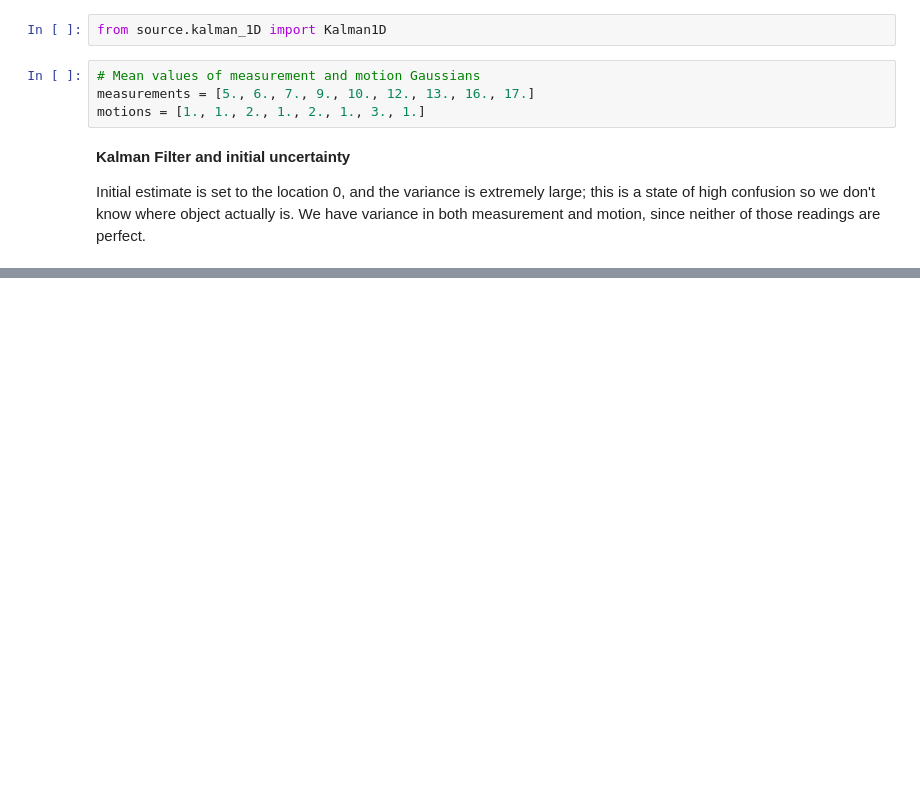
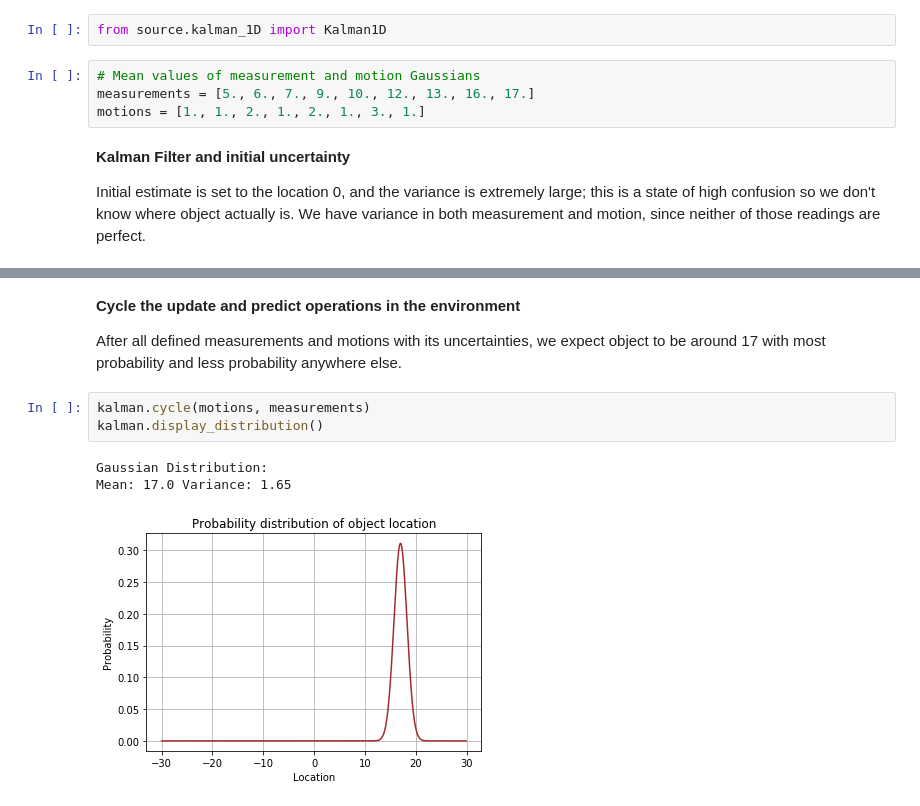
Before and after one commit to TomislavZupanovic/CVND-Localization, a Jupyter notebook: 1DKalman.ipynb, the cells around one changed output, grey strips where cells are left out. Cells and saved outputs as stored; diff of their text form; blank space fills up the shorter version.

Commit message:
Update notebook kalman

```diff
--- a/1DKalman.ipynb
+++ b/1DKalman.ipynb
@@ -24 +26,12 @@ kalman.display_distribution()
 [figure]
+# %% [markdown]
+**Cycle the update and predict operations in the environment**
+
+After all defined measurements and motions with its uncertainties, we expect object to be around 17 with most probability and less probability anywhere else.
+# %%
+kalman.cycle(motions, measurements)
+kalman.display_distribution()
+# %% [output]
+Gaussian Distribution:
+Mean: 17.0 Variance: 1.65
+[figure, added]
```
Also changed, not shown: parts of 1 cell of this notebook.
